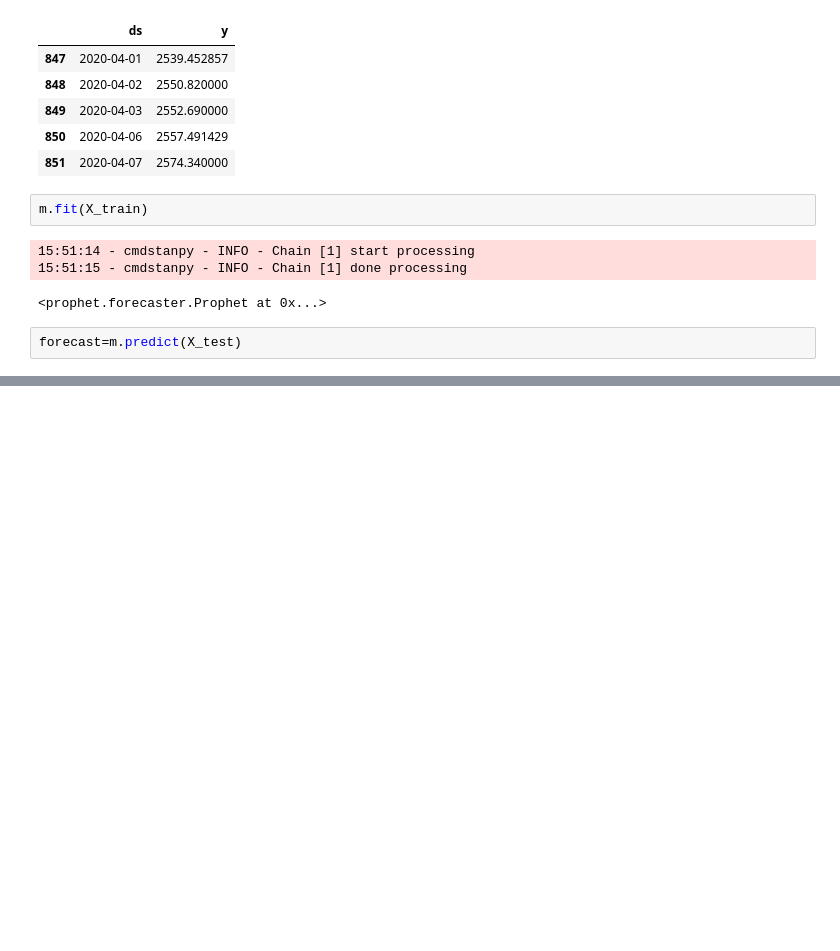
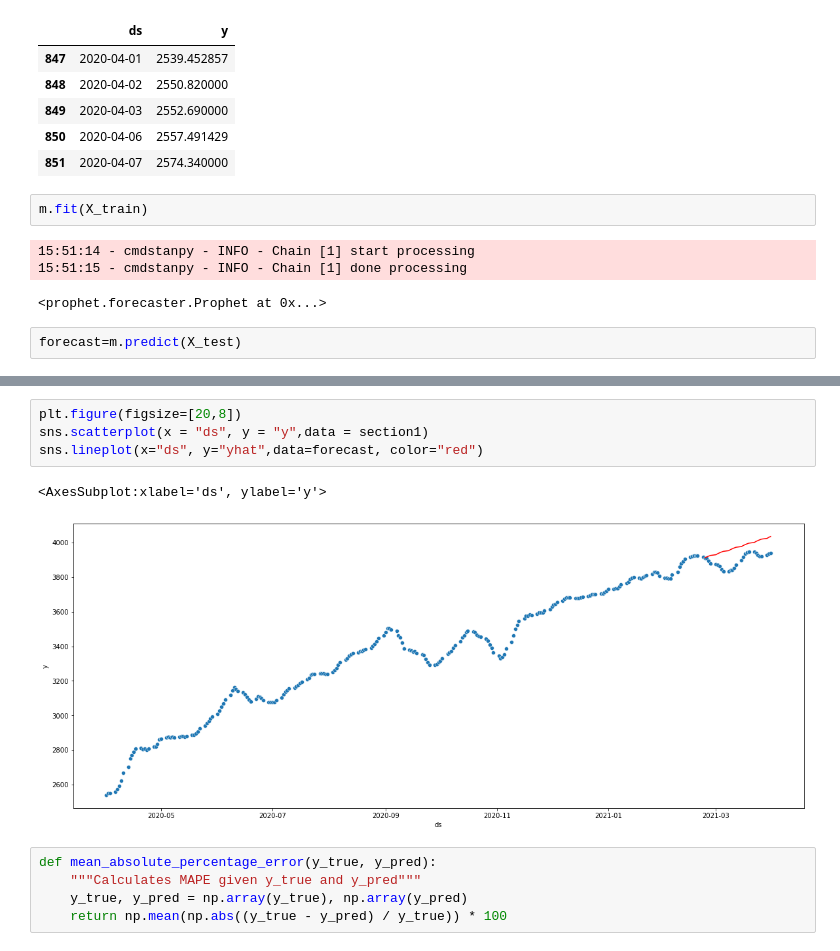
Before and after one commit to EthanBerlant/Jedha_Final_Project, a Jupyter notebook: TimeSeriesAnalysis.ipynb, the cells around one changed output, grey strips where cells are left out. Drawn from its saved outputs; the diff is of its cells as text; blank space fills up the shorter version.

```diff
--- a/TimeSeriesAnalysis.ipynb
+++ b/TimeSeriesAnalysis.ipynb
@@ -186,3 +186,15 @@ fig = plot_plotly(m, forecast)  # This returns a plotly Figure
 py.iplot(fig)
 # %% [output]
 [interactive output not drawn]
+# %%
+plt.figure(figsize=[20,8])
+sns.scatterplot(x = "ds", y = "y",data = section1)
+sns.lineplot(x="ds", y="yhat",data=forecast, color="red")
+# %% [output]
+<AxesSubplot:xlabel='ds', ylabel='y'>
+[figure, added]
+# %%
+def mean_absolute_percentage_error(y_true, y_pred):
+    """Calculates MAPE given y_true and y_pred"""
+    y_true, y_pred = np.array(y_true), np.array(y_pred)
+    return np.mean(np.abs((y_true - y_pred) / y_true)) * 100
```
Also changed, not shown: parts of 1 cell of this notebook.
